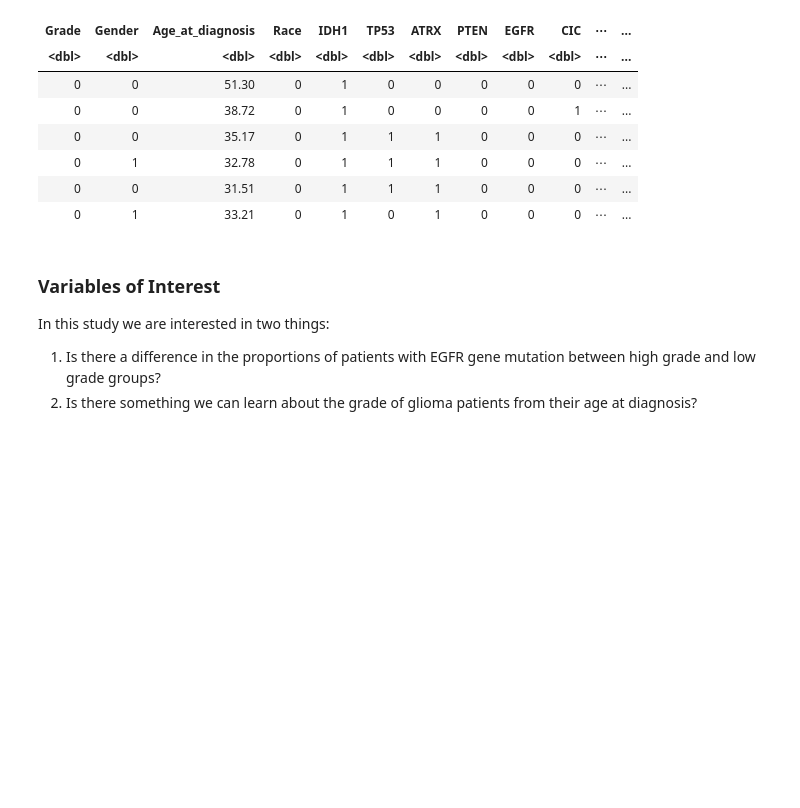
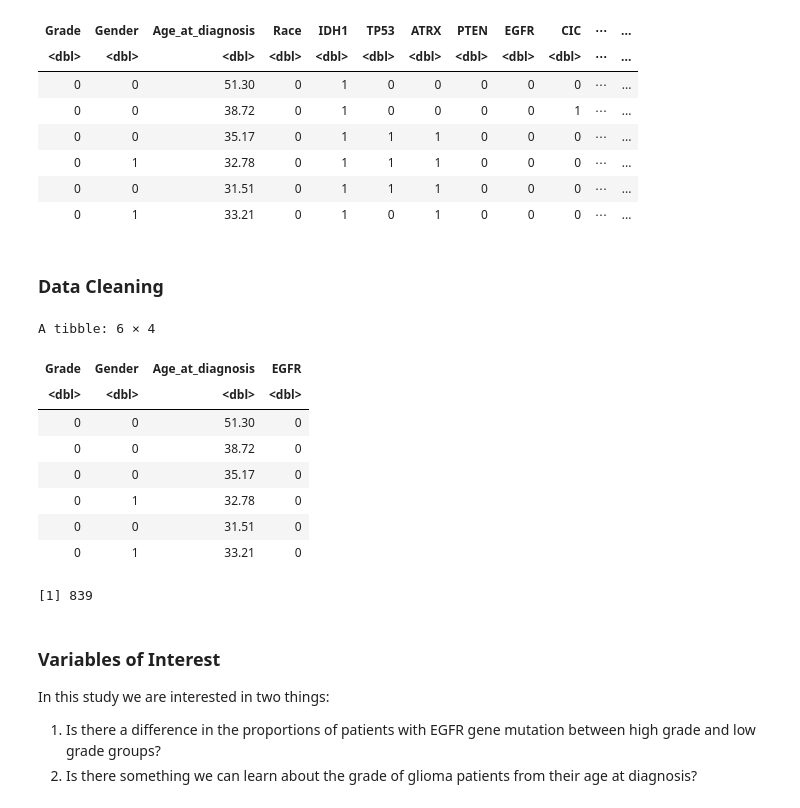
Before and after one commit to Lucien950/stat-201-group-15, a Jupyter notebook: project_proposal.ipynb, the cells around one changed output. Saved outputs shown, nothing was run; the diff lists cells and outputs as text; code cells hidden in the pictures; blank space fills up the shorter version.

```diff
--- a/project_proposal.ipynb
+++ b/project_proposal.ipynb
@@ -69,6 +51,26 @@ A tibble: 6 × 24
 | 0 | 1 | 32.78 | 0 | 1 | 1 | 1 | 0 | 0 | 0 | ⋯ | ... |
 | 0 | 0 | 31.51 | 0 | 1 | 1 | 1 | 0 | 0 | 0 | ⋯ | ... |
 | 0 | 1 | 33.21 | 0 | 1 | 0 | 1 | 0 | 0 | 0 | ⋯ | ... |
+# %% [markdown]
+### Data Cleaning
+# %%
+glioma <- glioma_raw %>%
+	filter(!is.na(Age_at_diagnosis)) %>%
+	select(Grade, Gender, Age_at_diagnosis, EGFR)
+
+head(glioma)
+nrow(glioma)
+# %% [output]
+A tibble: 6 × 4
+| Grade | Gender | Age_at_diagnosis | EGFR |
+| <dbl> | <dbl> | <dbl> | <dbl> |
+| 0 | 0 | 51.30 | 0 |
+| 0 | 0 | 38.72 | 0 |
+| 0 | 0 | 35.17 | 0 |
+| 0 | 1 | 32.78 | 0 |
+| 0 | 0 | 31.51 | 0 |
+| 0 | 1 | 33.21 | 0 |
+[1] 839
 # %% [markdown]
 ### Variables of Interest
 In this study we are interested in two things:
```
Also changed, not shown: parts of 8 cells of this notebook.
